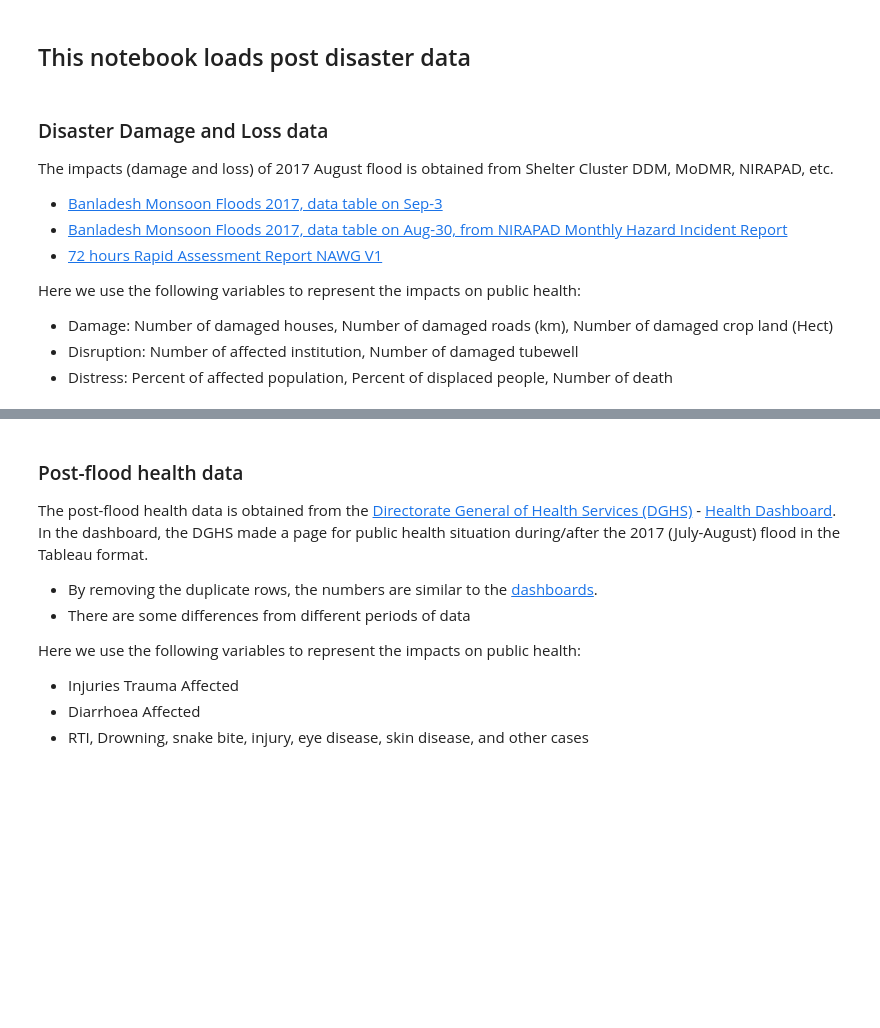
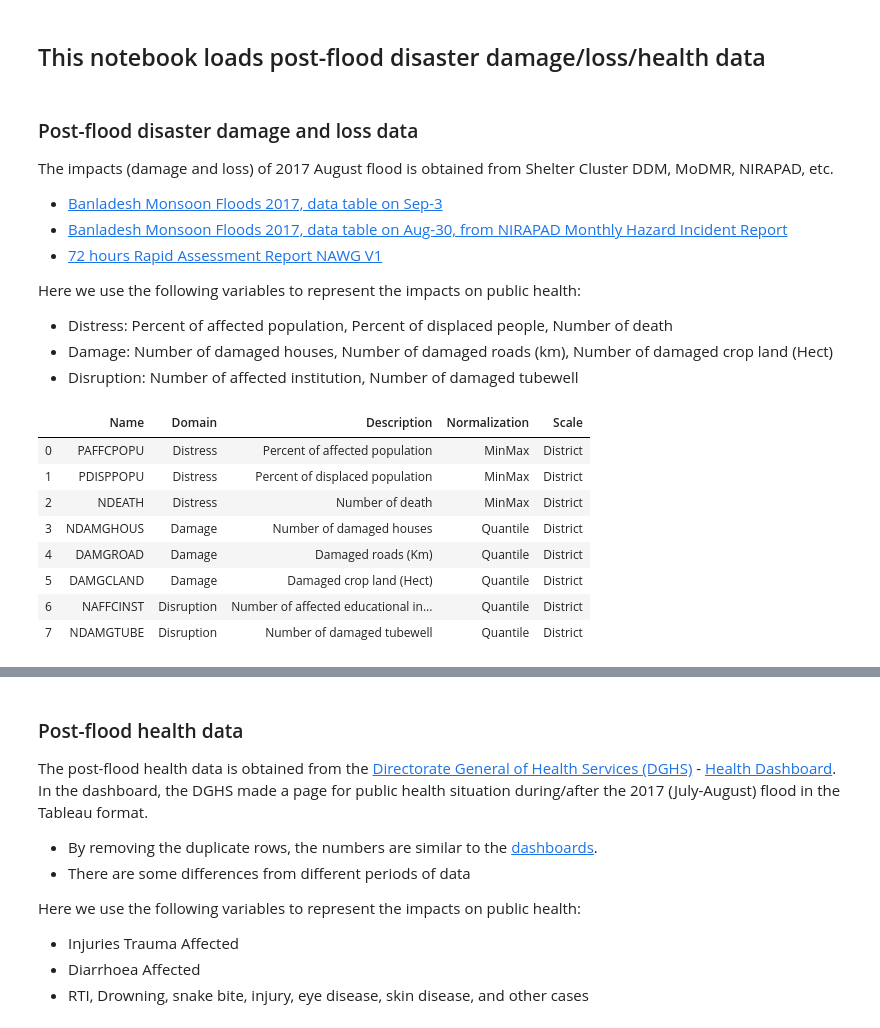
Before and after one commit to gnodnooh/VulnRiskImpact-BGD, a Jupyter notebook: LoadPostDisasterData.ipynb, the cells around one changed output, grey strips where cells are left out. Cells and saved outputs as stored; diff of their text form; code cells hidden in the pictures; blank space fills up the shorter version.

```diff
--- a/LoadPostDisasterData.ipynb
+++ b/LoadPostDisasterData.ipynb
@@ -1,5 +1,5 @@
 # %% [markdown]
-## This notebook loads post disaster data
+## This notebook loads post-flood disaster damage/loss/health data
 # %%
 import os
 import sys
@@ -43,16 +43,38 @@ popu2017_adm2.index = (popu2017_adm2.index / 100).astype(int)
 popu2017_adm2 = popu2017_adm2.groupby(popu2017_adm2.index).sum()
 popu2017_adm2.index.name = 'ADM2_PCODE'; popu2017_adm2.name = 'Population'
 # %% [markdown]
-### Disaster Damage and Loss data
+### Post-flood disaster damage and loss data
 The impacts (damage and loss) of 2017 August flood is obtained from Shelter Cluster DDM, MoDMR, NIRAPAD, etc.
 - [Banladesh Monsoon Floods 2017, data table on Sep-3](https://www.sheltercluster.org/bangladesh-monsoon-floods-2017/documents/assessment-flood-damage-data-government-03092017)
 - [Banladesh Monsoon Floods 2017, data table on Aug-30, from NIRAPAD Monthly Hazard Incident Report](https://www.nirapad.org.bd/home/resources/monthlyHazard)
 - [72 hours Rapid Assessment Report NAWG V1](https://www.sheltercluster.org/bangladesh-monsoon-floods-2017/documents/nawg-72-hours-rapid-assessment-report-v1)
 
 Here we use the following variables to represent the impacts on public health:
+- Distress: Percent of affected population, Percent of displaced people, Number of death
 - Damage: Number of damaged houses, Number of damaged roads (km), Number of damaged crop land (Hect)
 - Disruption: Number of affected institution, Number of damaged tubewell
-- Distress: Percent of affected population, Percent of displaced people, Number of death
+# %%
+damage_table = [['PAFFCPOPU','Distress','Percent of affected population','MinMax'],
+                ['PDISPPOPU','Distress','Percent of displaced population','MinMax'],
+                ['NDEATH','Distress','Number of death','MinMax'],
+                ['NDAMGHOUS','Damage','Number of damaged houses', 'Quantile'],
+                ['DAMGROAD','Damage','Damaged roads (Km)', 'Quantile'],
+                ['DAMGCLAND','Damage','Damaged crop land (Hect)', 'Quantile'],
+                ['NAFFCINST','Disruption','Number of affected educational institutions','Quantile'],
+                ['NDAMGTUBE','Disruption','Number of damaged tubewell','Quantile']]
+damage_table = pd.DataFrame(damage_table, columns=['Name','Domain','Description','Normalization'])
+damage_table['Scale'] = 'District'
+damage_table
+# %% [output]
+|  | Name | Domain | Description | Normalization | Scale |
+| 0 | PAFFCPOPU | Distress | Percent of affected population | MinMax | District |
+| 1 | PDISPPOPU | Distress | Percent of displaced population | MinMax | District |
+| 2 | NDEATH | Distress | Number of death | MinMax | District |
+| 3 | NDAMGHOUS | Damage | Number of damaged houses | Quantile | District |
+| 4 | DAMGROAD | Damage | Damaged roads (Km) | Quantile | District |
+| 5 | DAMGCLAND | Damage | Damaged crop land (Hect) | Quantile | District |
+| 6 | NAFFCINST | Disruption | Number of affected educational in... | Quantile | District |
+| 7 | NDAMGTUBE | Disruption | Number of damaged tubewell | Quantile | District |
 # %%
 # DDM and NDRCC published in Sep-03-2017
 df = pd.read_excel('./data/disaster_records/damagedata_DDM.xlsx',
```
Also changed, not shown: parts of 10 cells of this notebook, 1 other file.
